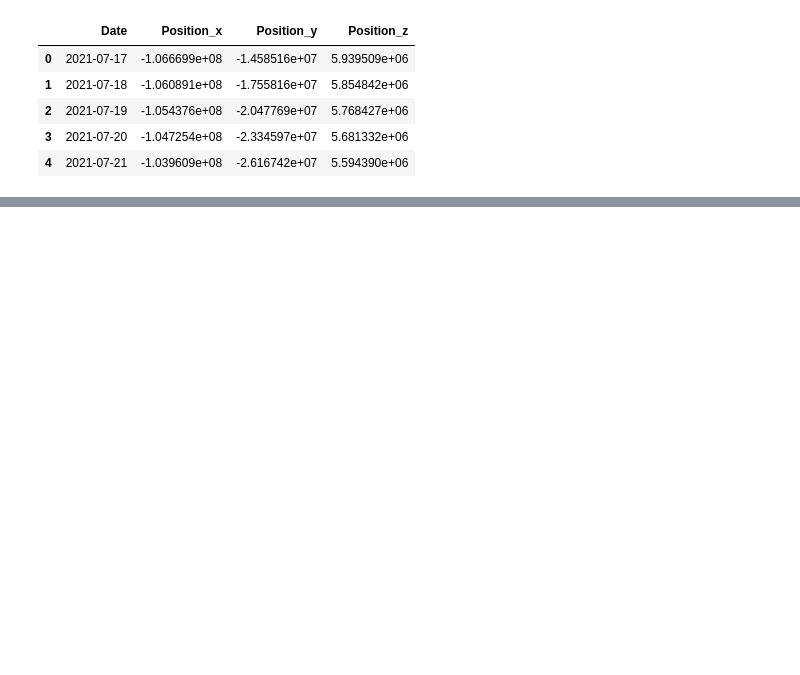
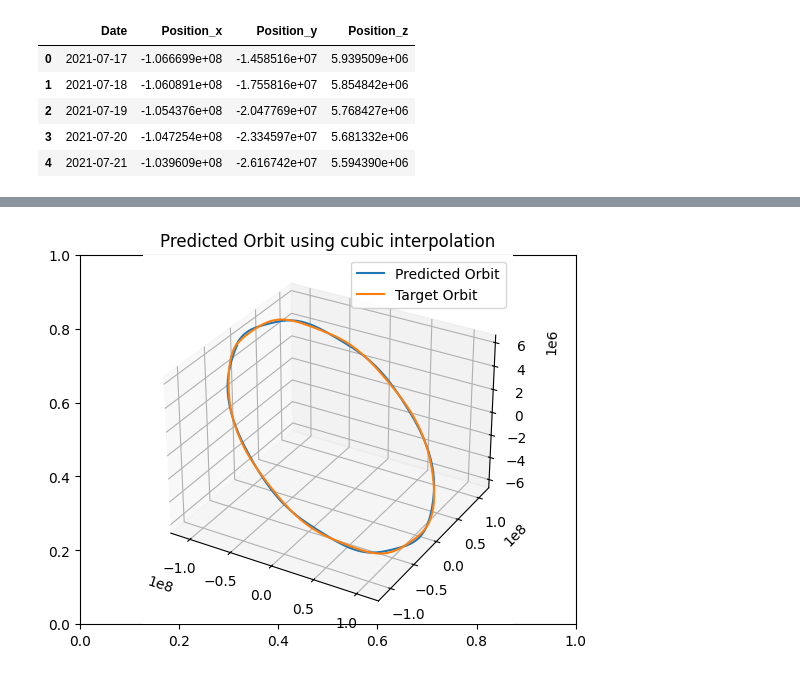
Before and after one commit to kvv1618/NumericalComputations, a Jupyter notebook: Project/interpolation/interpolate.ipynb, the cells around one changed output, grey strips where cells are left out. Cells and saved outputs as stored; diff of their text form; code cells hidden in the pictures; blank space fills up the shorter version.

```diff
--- a/Project/interpolation/interpolate.ipynb
+++ b/Project/interpolation/interpolate.ipynb
@@ -88,0 +99,4 @@ with open('Results/intepolated_position.txt', 'w') as f:
+# %%
+plot_orbits('cubic', cubic_prediction_x, cubic_prediction_y, cubic_prediction_z, target_coordinates)
+# %% [output]
+[figure, added]
```
Also changed, not shown: parts of 11 cells of this notebook.
